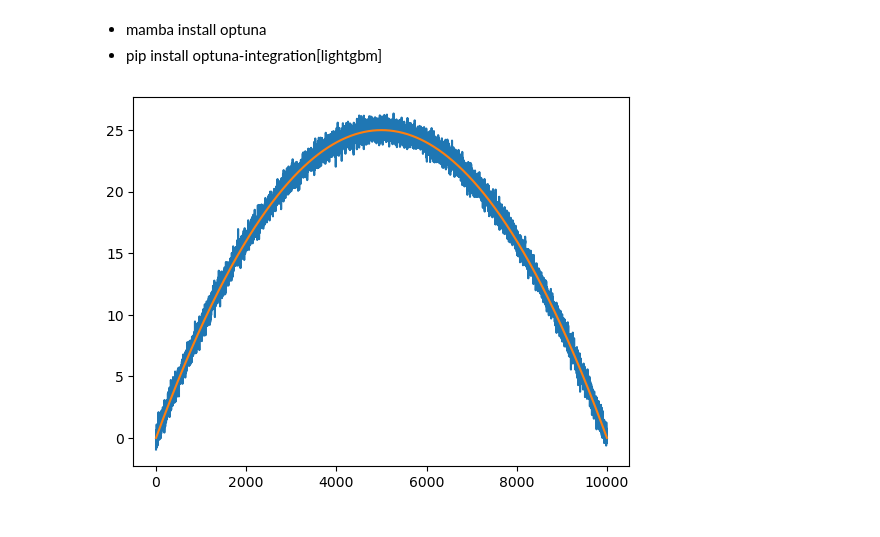
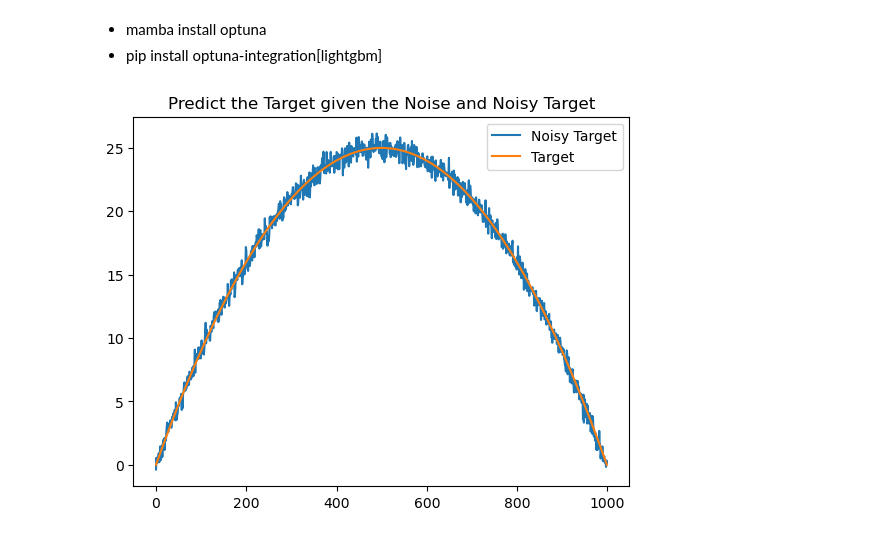
Before and after one commit to Jordanbarker/jordanbarker.github.io, a Jupyter notebook: notebook_library/Notebooks/Still Cooking/optuna_and_shap.ipynb, the cells around one changed output. Drawn from its saved outputs; the diff is of its cells as text; code cells hidden in the pictures.

```diff
--- a/notebook_library/Notebooks/Still Cooking/optuna_and_shap.ipynb
+++ b/notebook_library/Notebooks/Still Cooking/optuna_and_shap.ipynb
@@ -4,32 +4,44 @@
 # %%
 from datetime import datetime
 import pandas as pd
 import numpy as np
+import matplotlib.pyplot as plt
 import seaborn as sns
 import lightgbm as lgb
 import optuna
 from optuna.integration import LightGBMPruningCallback
 from sklearn.metrics import mean_squared_error
 from sklearn.model_selection import train_test_split
 import shap
+from IPython.display import HTML
 
 import warnings
 warnings.filterwarnings('ignore')
 
 rng = np.random.default_rng(seed=42)
-num_rows = 10_000
+num_rows = 1_000
 
 binary = rng.binomial(n=1, p=0.5, size=num_rows)
 
 line = np.linspace(0, 10, num_rows)
 noise = rng.normal(loc=0, scale=.5, size=num_rows)
-parabola = 10*line - line**2
-noisy_parabola = parabola + noise
+target = 10*line - line**2
+noisy_target = target + noise
 
-# sns.lineplot(noisy_parabola*(binary+.5))
-sns.lineplot(noisy_parabola)
-sns.lineplot(parabola)
-# plt.show()
-X_train, X_valid, y_train, y_valid = train_test_split(np.vstack([noisy_parabola, noise, line]).T, parabola, test_size=0.2, random_state=42)
+df = pd.DataFrame({
+    'line': line,
+    'noise': noise,
+    'target': target,
+    'noisy_target': noisy_target,
+})
+
+sns.lineplot(noisy_target, label='Noisy Target')
+sns.lineplot(target, label='Target')
+
+plt.title("Predict the Target given the Noise and Noisy Target")
+plt.legend()
+plt.show()
+
+X_train, X_valid, y_train, y_valid = train_test_split(df.drop(columns='target'), target, test_size=0.2, random_state=42)
 # %% [output]
-[figure, old version]
+[figure, new version]
```
Also changed, not shown: parts of 23 cells of this notebook.
